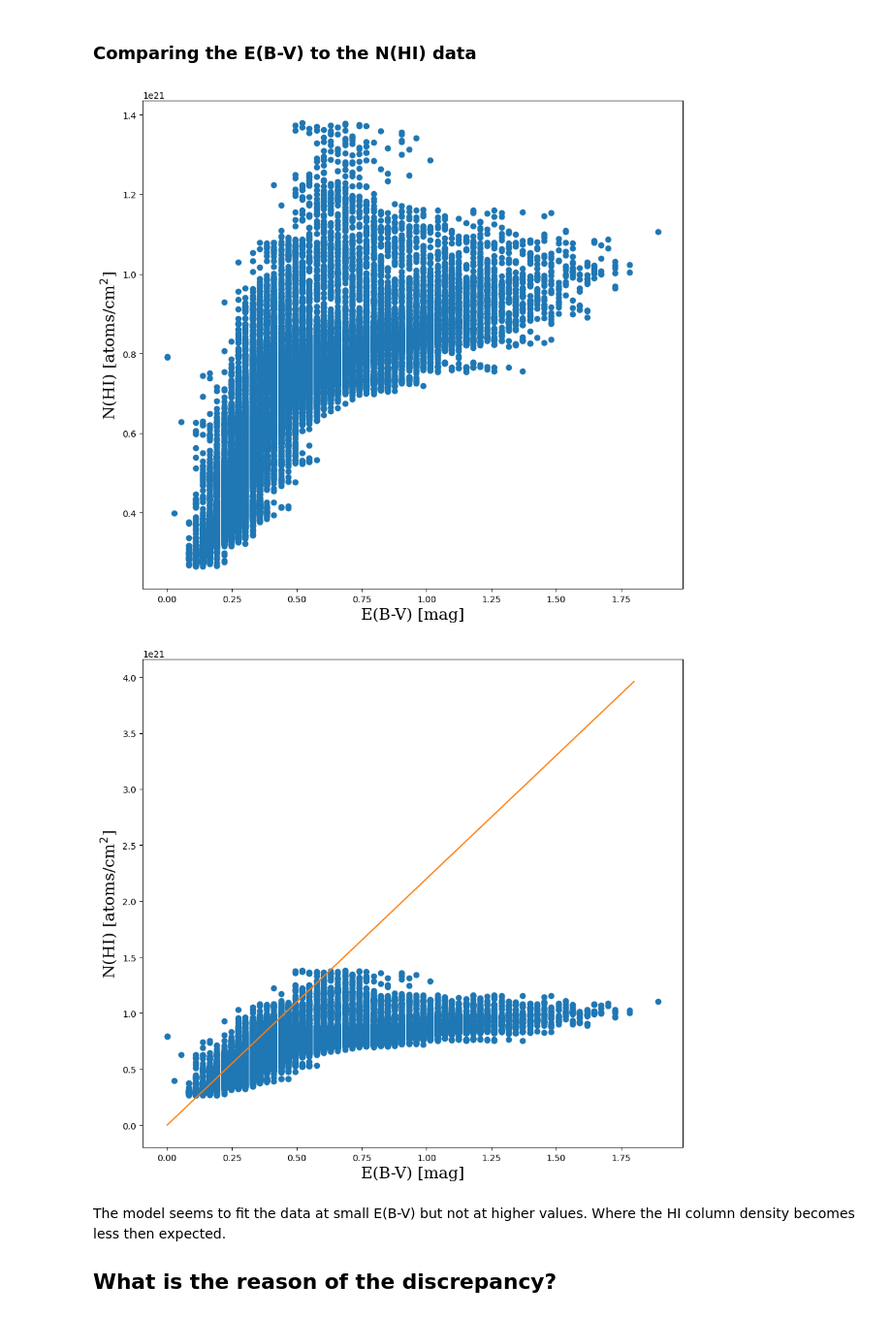
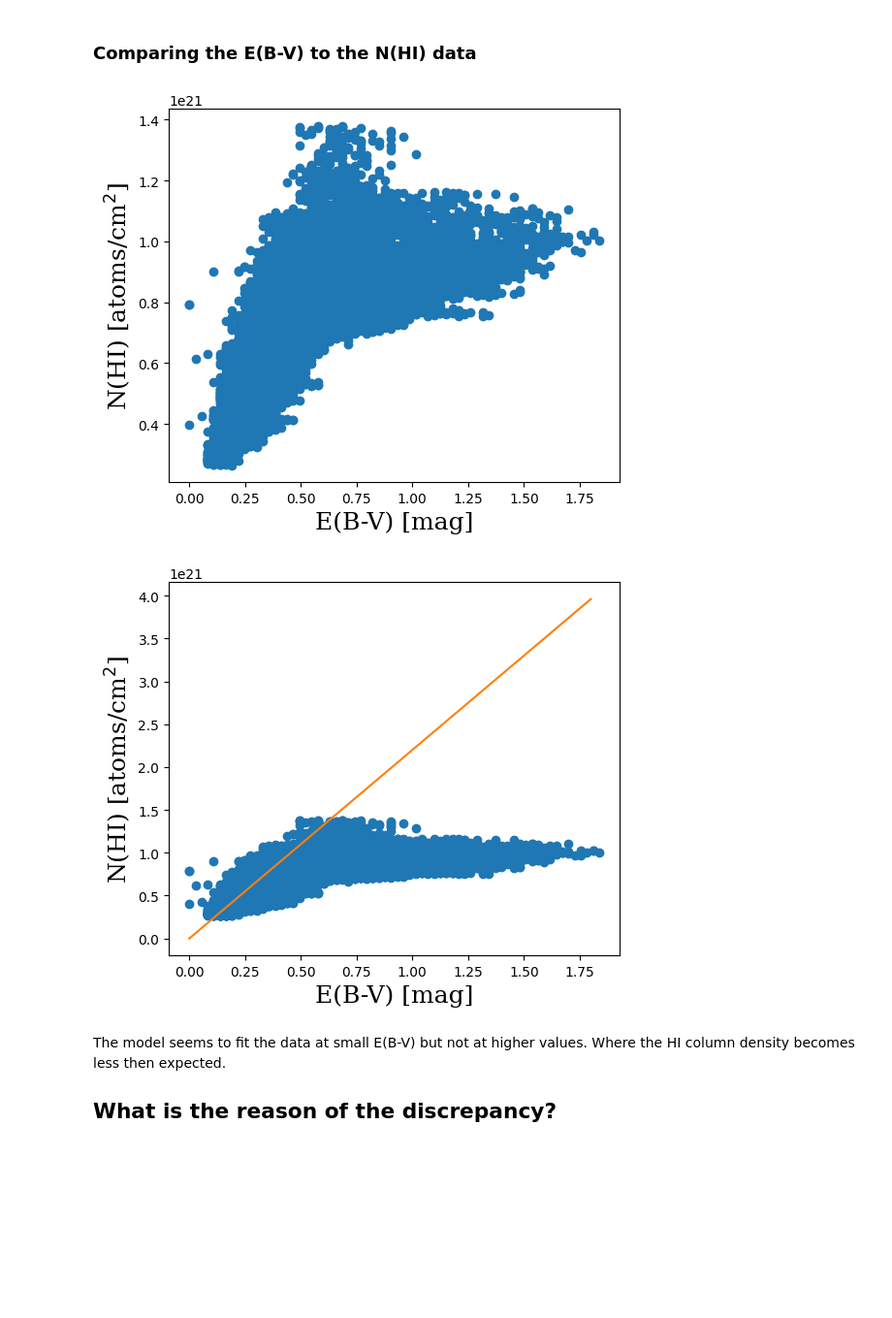
Before and after one commit to helgadenes/Astrophysics_yachay, a Jupyter notebook: python_tutorials/ISM_tutorial/Dust_and_gas_maps.ipynb, the cells around one changed output. Shown at 97% size. Saved outputs shown, nothing was run; the diff lists cells and outputs as text; code cells hidden in the pictures; blank space fills up the shorter version.

```diff
--- a/python_tutorials/ISM_tutorial/Dust_and_gas_maps.ipynb
+++ b/python_tutorials/ISM_tutorial/Dust_and_gas_maps.ipynb
@@ -234,14 +256,14 @@ plt.show()
 # %%
 # directly compare the E(B-V) to N(HI) in each pixel
 
-fig = plt.figure(figsize=(11,10))
+fig = plt.figure(figsize=(6,5))
 ax = fig.add_subplot(1,1,1)
 plt.scatter(Av2, d_HI)
 ax.set_xlabel('E(B-V) [mag]', size=18,family='serif')
 ax.set_ylabel(r'N(HI) [atoms/cm$^2$]', size=18,family='serif')
 plt.show()
 # %% [output]
-[figure, old version]
+[figure, new version]
 # %%
 # lets add a model from a scientic paper
 # relation from Güver and Özel 2009 (doi:10.1111/j.1365-2966.2009.15598.x)
@@ -249,7 +271,7 @@ plt.show()
 ebv_range = np.arange(np.min(Av), np.max(Av), 0.1)
 line = ebv_range * 2.2 * 10**21
 
-fig = plt.figure(figsize=(11,10))
+fig = plt.figure(figsize=(6,5))
 ax = fig.add_subplot(1,1,1)
 plt.scatter(Av2, d_HI)
 plt.plot(ebv_range, line, color='C1')
@@ -257,7 +279,7 @@ ax.set_xlabel('E(B-V) [mag]', size=18,family='serif')
 ax.set_ylabel(r'N(HI) [atoms/cm$^2$]', size=18,family='serif')
 plt.show()
 # %% [output]
-[figure, old version]
+[figure, new version]
 # %% [markdown]
 The model seems to fit the data at small E(B-V) but not at higher values. Where the HI column density becomes less then expected.
 
```
Also changed, not shown: parts of 7 cells of this notebook.
